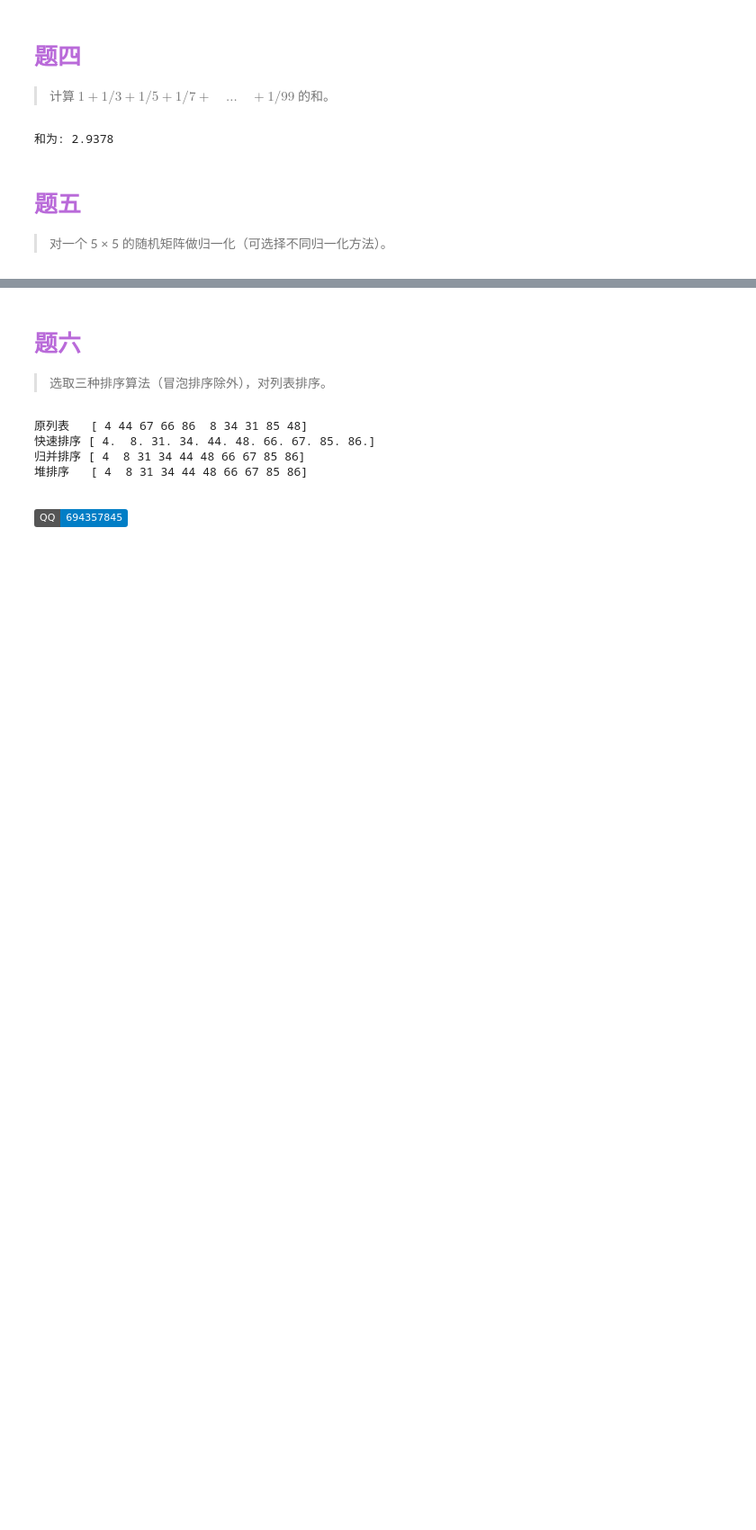
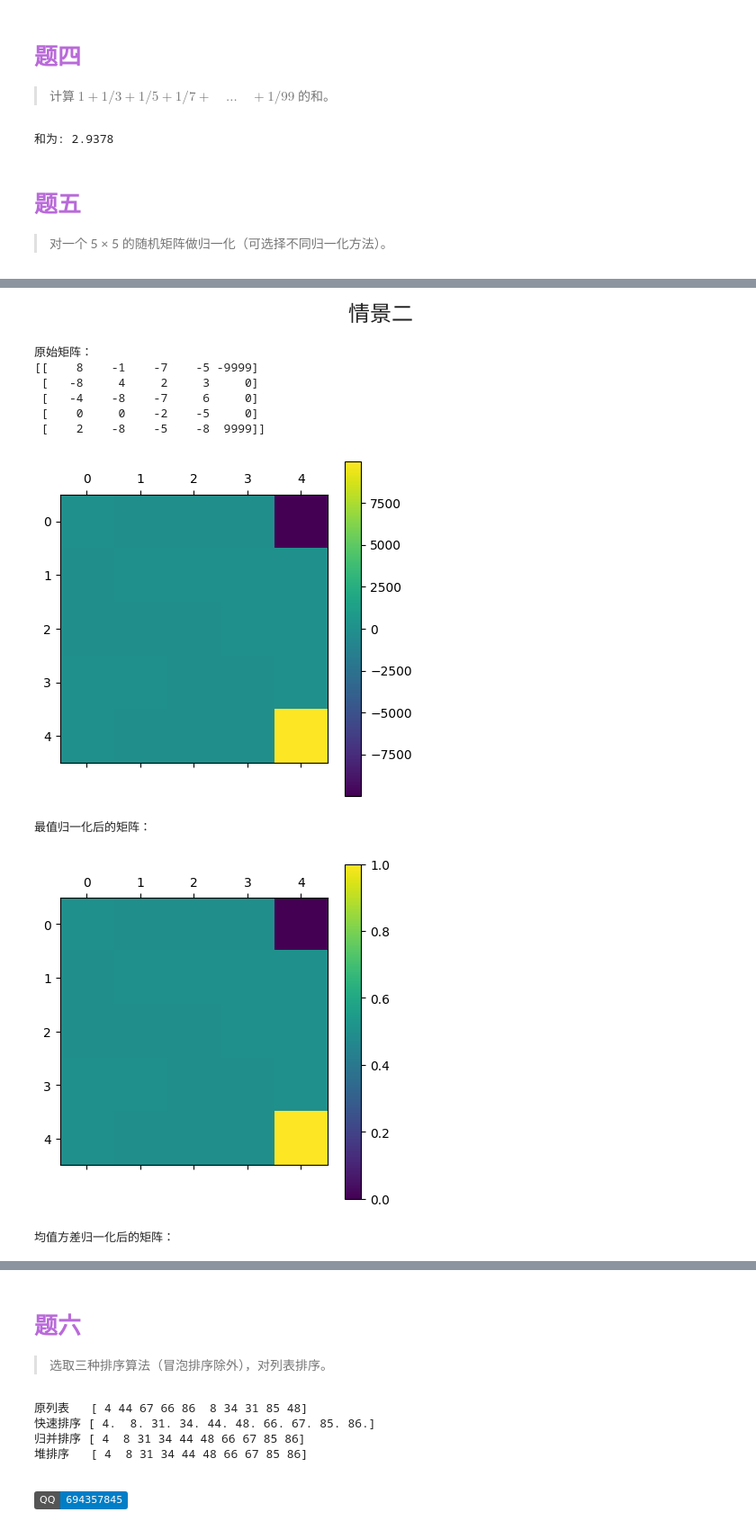
Before and after one commit to Soltus/learn-python-BI, a Jupyter notebook: lesson1/大数据技术课内实验/实验二-NumPy练习.ipynb, the cells around one changed output, grey strips where cells are left out. Shown: that part at 90% size. Cells and saved outputs as stored; diff of their text form; code cells hidden in the pictures; badges without logos; blank space fills up the shorter version.

```diff
--- a/lesson1/大数据技术课内实验/实验二-NumPy练习.ipynb
+++ b/lesson1/大数据技术课内实验/实验二-NumPy练习.ipynb
@@ -202,0 +293,37 @@ print(f"和为: {t4_sum:.4f}")
+# %% [markdown]
+<p style="text-align: center;"><span style="font-size: 18pt;">情景二</span></p>
+# %%
+# 5 × 5 的随机矩阵（插入极值）
+X2 = np.random.randint(-9, 9, (5,4))
+X2 = np.append(X2, values=np.array([-9999,0,0,0,9999]).reshape(-1,1), axis=1) # 根据行追加
+Y2 = min_max_scaling(X2) # 最值归一化
+Z2 = standardization(X2) # 均值方差归一化
+# 打印原始矩阵和归一化后的矩阵
+print("\n\n原始矩阵：")
+print(X2)
+plt.matshow(X2)
+plt.colorbar(shrink=1) # colorbar大小
+plt.show()
+
+print("\n\n最值归一化后的矩阵：")
+plt.matshow(Y2)
+plt.colorbar(shrink=1) # colorbar大小
+plt.show()
+
+print("\n\n均值方差归一化后的矩阵：")
+plt.matshow(Z2)
+plt.colorbar(shrink=1) # colorbar大小
+plt.show()
+
+print("\n\n")
+# %% [output]
+原始矩阵：
+[[    8    -1    -7    -5 -9999]
+ [   -8     4     2     3     0]
+ [   -4    -8    -7     6     0]
+ [    0     0    -2    -5     0]
+ [    2    -8    -5    -8  9999]]
+[figure, added]
+最值归一化后的矩阵：
+[figure, added]
+均值方差归一化后的矩阵：
```
Also changed, not shown: parts of 13 cells of this notebook.
